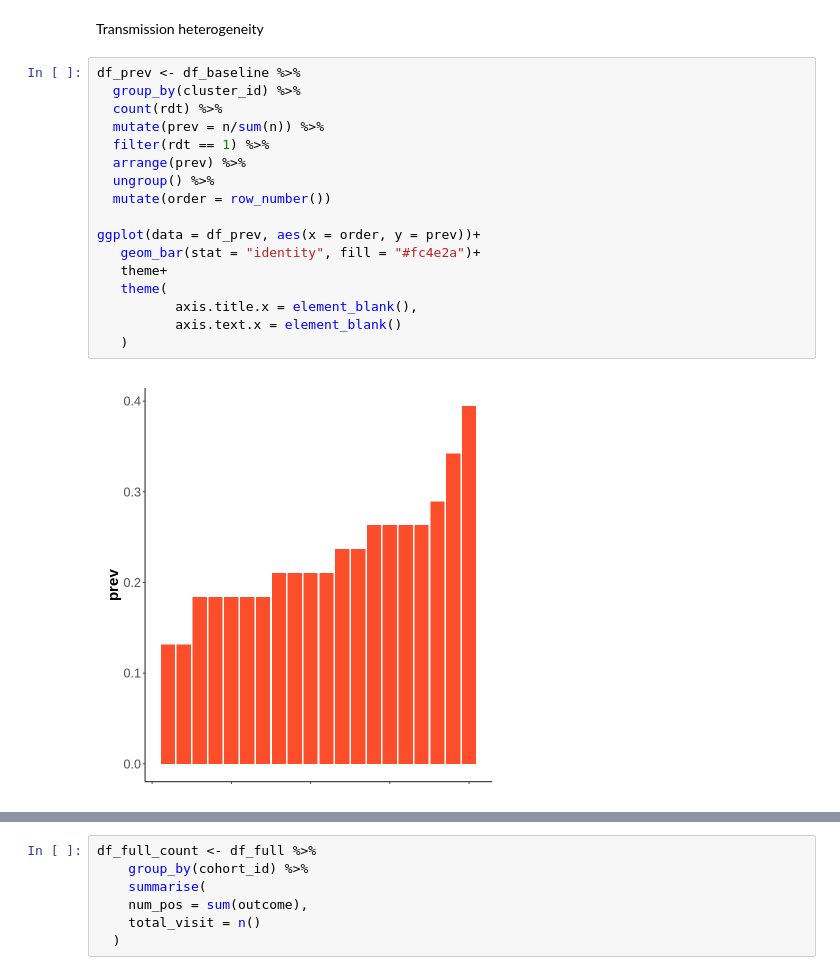
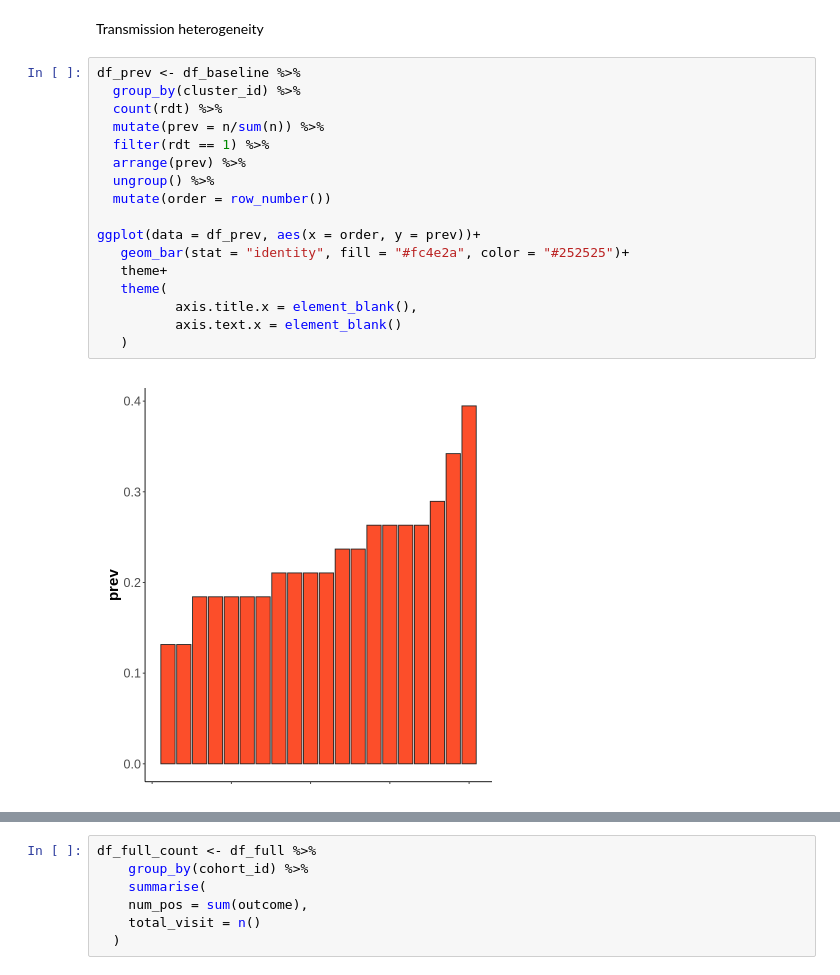
Before and after one commit to KoKYura/KI_PhD_2025, a Jupyter notebook: ki_workshop.ipynb, the cells around one changed output, grey strips where cells are left out. Drawn from its saved outputs; the diff is of its cells as text.

```diff
--- a/ki_workshop.ipynb
+++ b/ki_workshop.ipynb
@@ -189,19 +189,19 @@ Transmission heterogeneity
 # %%
 df_prev <- df_baseline %>%
   group_by(cluster_id) %>%
   count(rdt) %>%
   mutate(prev = n/sum(n)) %>%
   filter(rdt == 1) %>%
   arrange(prev) %>%
   ungroup() %>%
   mutate(order = row_number())
 
 ggplot(data = df_prev, aes(x = order, y = prev))+
-   geom_bar(stat = "identity", fill = "#fc4e2a")+
+   geom_bar(stat = "identity", fill = "#fc4e2a", color = "#252525")+
    theme+
    theme(
           axis.title.x = element_blank(),
           axis.text.x = element_blank()
    )
 # %% [output]
-[figure, old version]
+[figure, new version]
```
Also changed, not shown: parts of 27 cells of this notebook.
